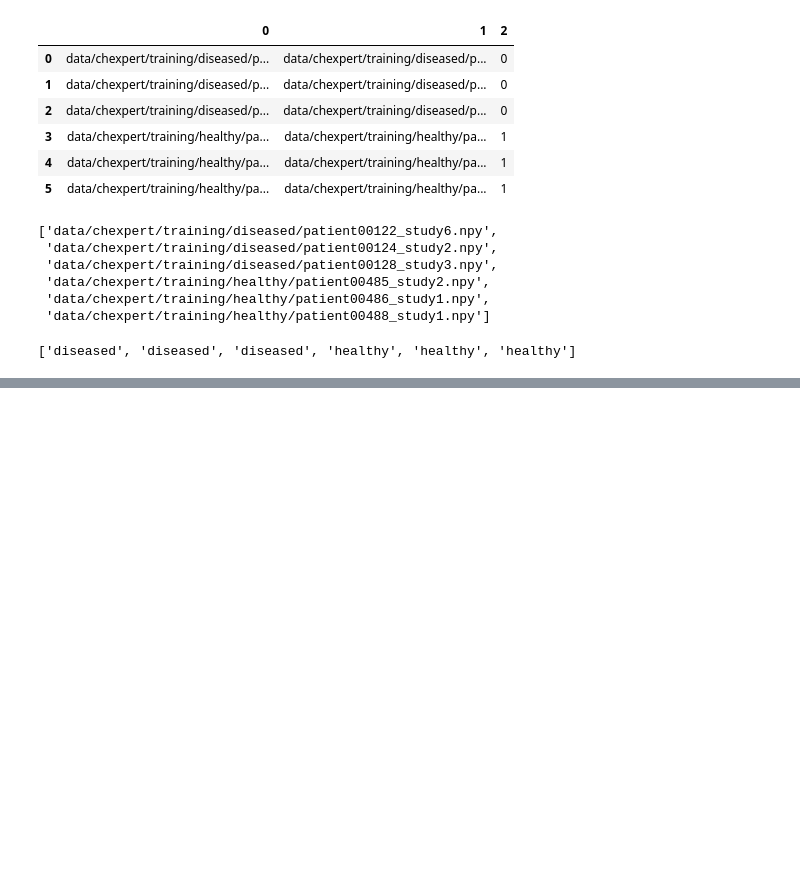
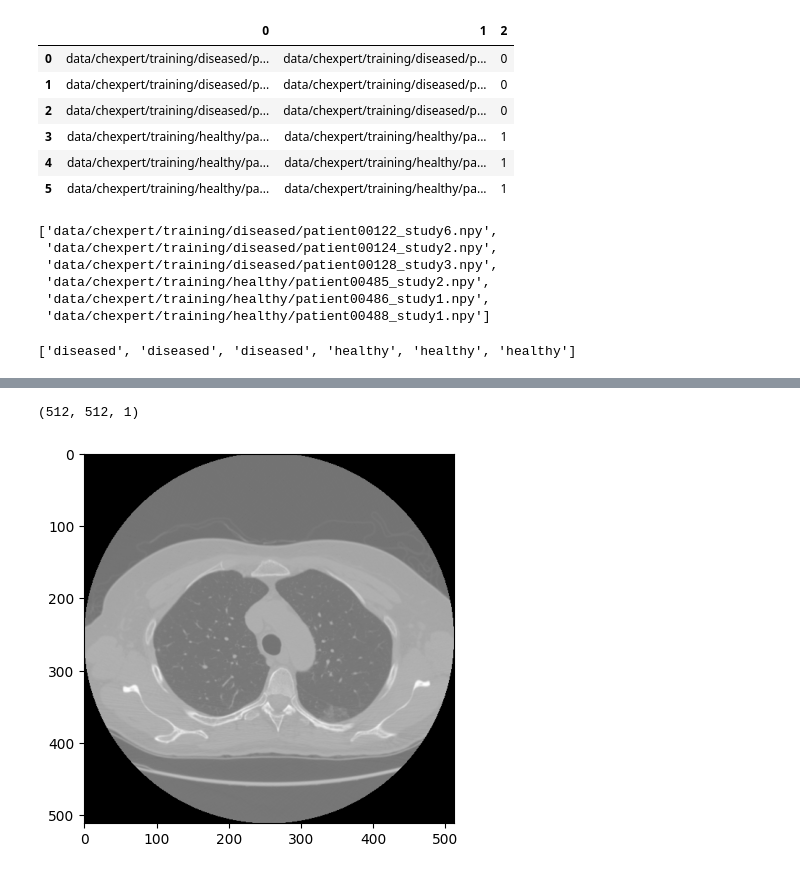
Before and after one commit to phamgialinhlx/diffusion-anomaly-detection, a Jupyter notebook: notebooks/data.ipynb, the cells around one changed output, grey strips where cells are left out. Cells and saved outputs as stored; diff of their text form; code cells hidden in the pictures; blank space fills up the shorter version.

```diff
--- a/notebooks/data.ipynb
+++ b/notebooks/data.ipynb
@@ -36,0 +71,11 @@ df[0].tolist()
+# %%
+lungCT = np.load('./data/Image/LIDC-IDRI-0002/0002_slice188_1.npy')
+lungCT = np.array([lungCT])
+# data/Image/LIDC-IDRI-0002/0002_slice074_0.npy
+lungCT = np.transpose(lungCT, [1, 2, 0])
+print(lungCT.shape)
+plt.imshow(lungCT, cmap='gray')
+plt.show()
+# %% [output]
+(512, 512, 1)
+[figure, added]
```
Also changed, not shown: parts of 8 cells of this notebook, 23 other files.
